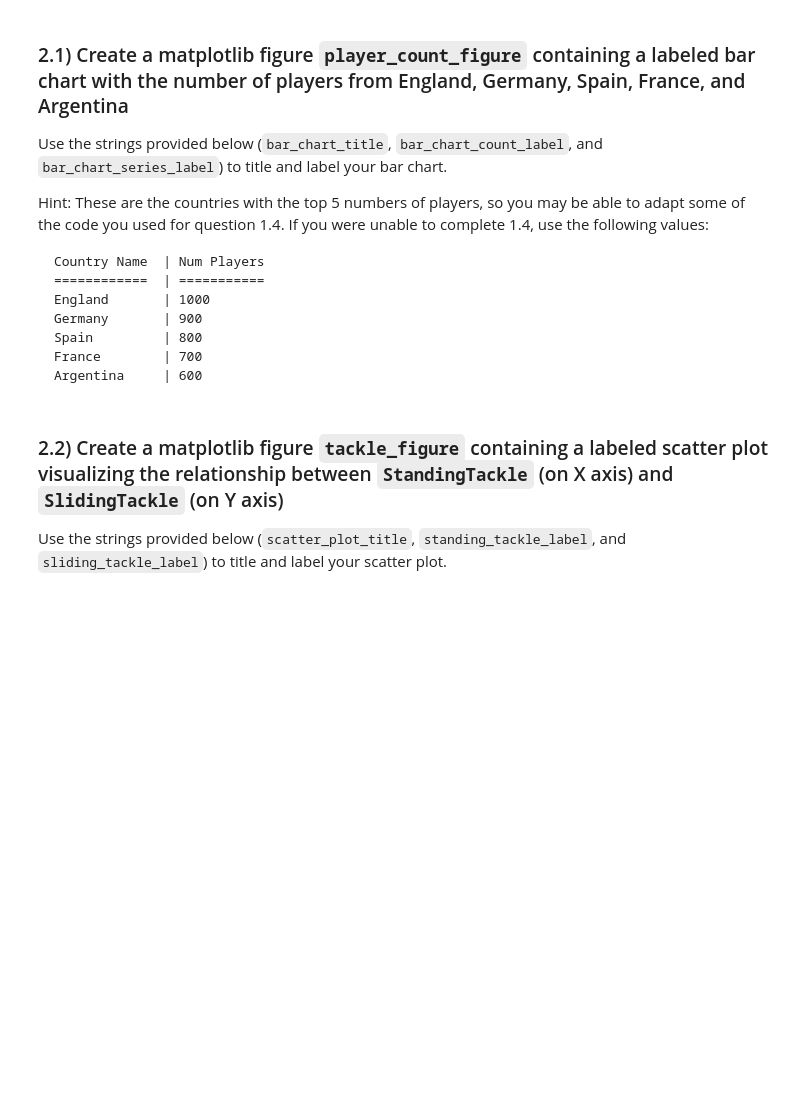
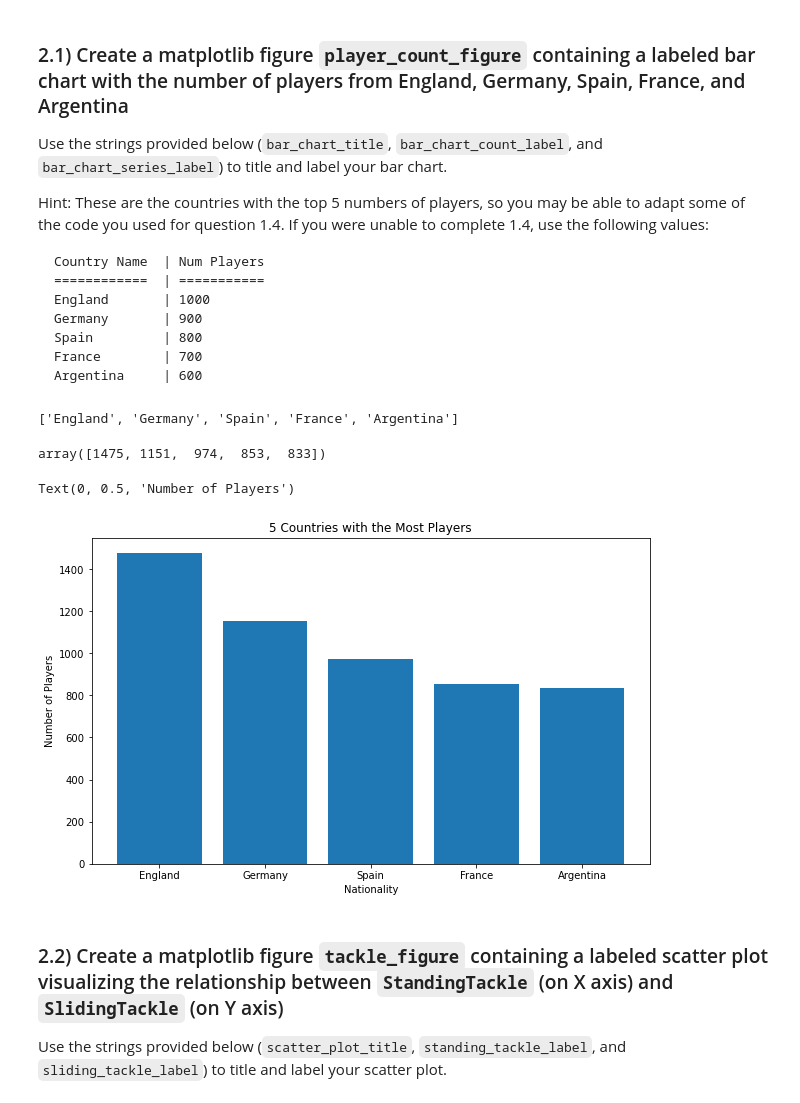
Before and after one commit to flatiron-school/ntl01-dtsc-live-103122, a Jupyter notebook: 1Phase/CodeChallenge/index.ipynb, the cells around one changed output. Cells and saved outputs as stored; diff of their text form; code cells hidden in the pictures; blank space fills up the shorter version.

````diff
--- a/1Phase/CodeChallenge/index.ipynb
+++ b/1Phase/CodeChallenge/index.ipynb
@@ -35,4 +39,4 @@ Hint: Use the string `'./fifa.csv'` as the file reference.
 # CodeGrade step1.1
 # Replace None with appropriate code
 
-df = None
+df = pd.read_csv('fifa.csv')
@@ -44,4 +58,4 @@ The `'Release Clause'` variable contains prices denominated in Euros. Use the ex
 # CodeGrade step1.2
 # Replace None with appropriate code
 
-df['Release Clause'] = None
+df['Release Clause'] = df['Release Clause'] * 1.2
@@ -53,4 +73,4 @@ Make sure that `df` remains the name of the dataset with the dropped rows.
 # CodeGrade step1.3
 # Replace None with appropriate code
 
-df = None
+df.dropna(subset=['Release Clause'], inplace=True)
@@ -89,27 +154,41 @@ Spain         | 800
 France        | 700
 Argentina     | 600
 ```
+# %%
+list(df['Nationality'].value_counts()[:5].index)
+# %% [output]
+['England', 'Germany', 'Spain', 'France', 'Argentina']
+# %%
+df['Nationality'].value_counts()[:5].values
+# %% [output]
+array([1475, 1151,  974,  853,  833])
 # %%
 # CodeGrade step2.1
 # Replace None with appropriate code
 
 bar_chart_countries = ['England', 'Germany', 'Spain', 'France', 'Argentina']
 
 bar_chart_title = '5 Countries with the Most Players'
 bar_chart_count_label = 'Number of Players'
 bar_chart_series_label = 'Nationality'
 
 
 
 top_5_countries = None
 
 player_count_figure, ax = plt.subplots(figsize=(10, 6))
 
 
-labels = None
-values = None
+labels = list(df['Nationality'].value_counts()[:5].index)
+values = df['Nationality'].value_counts()[:5].values
 
 ax.bar(labels, values)
+ax.set_title(bar_chart_title)
+ax.set_xlabel(bar_chart_series_label)
+ax.set_ylabel(bar_chart_count_label)
+# %% [output]
+Text(0, 0.5, 'Number of Players')
+[figure, added]
 # %% [markdown]
 ### 2.2) Create a matplotlib figure `tackle_figure` containing a labeled scatter plot visualizing the relationship between `StandingTackle` (on X axis) and `SlidingTackle` (on Y axis)
 
````
Also changed, not shown: parts of 22 cells of this notebook, 5 other files.
